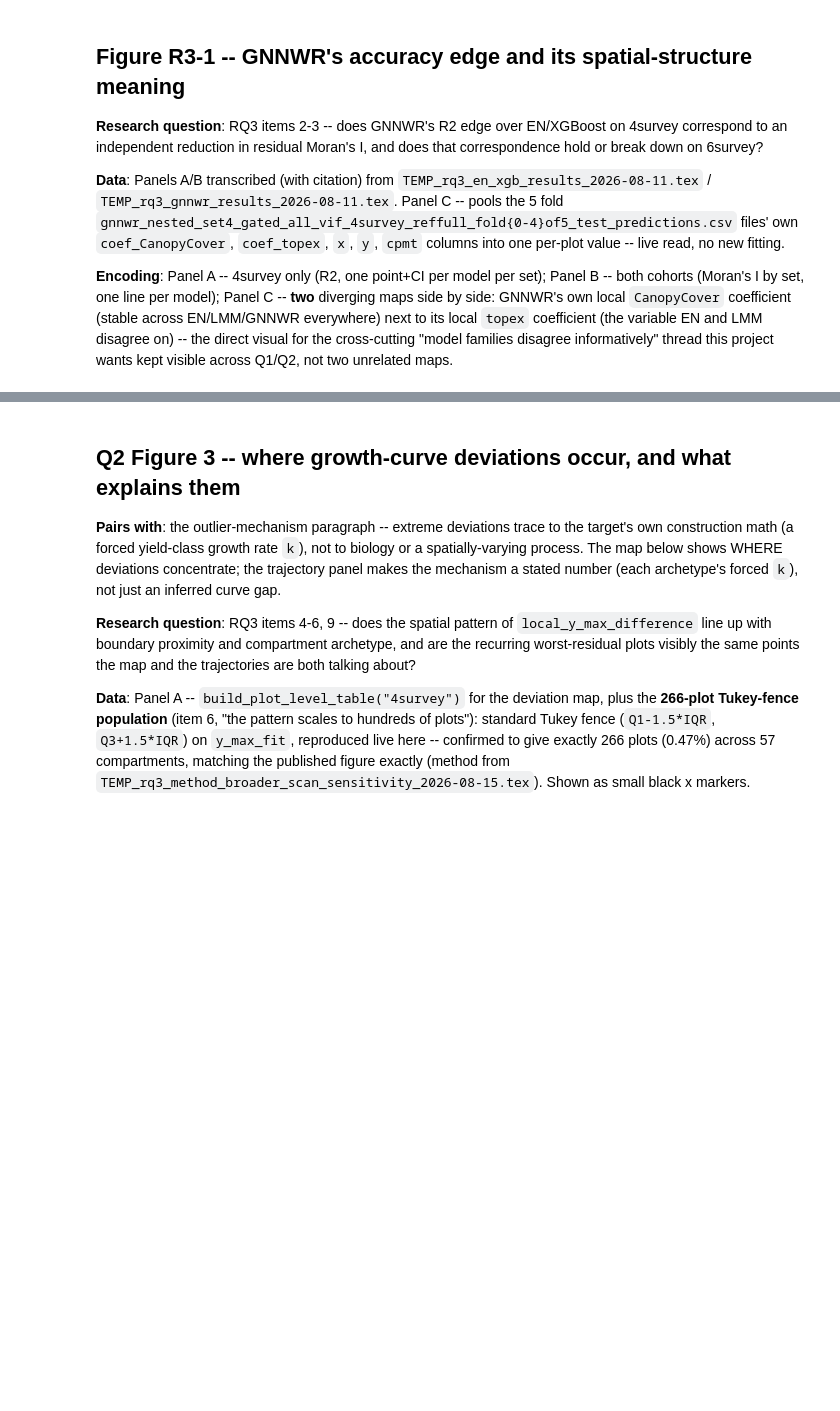
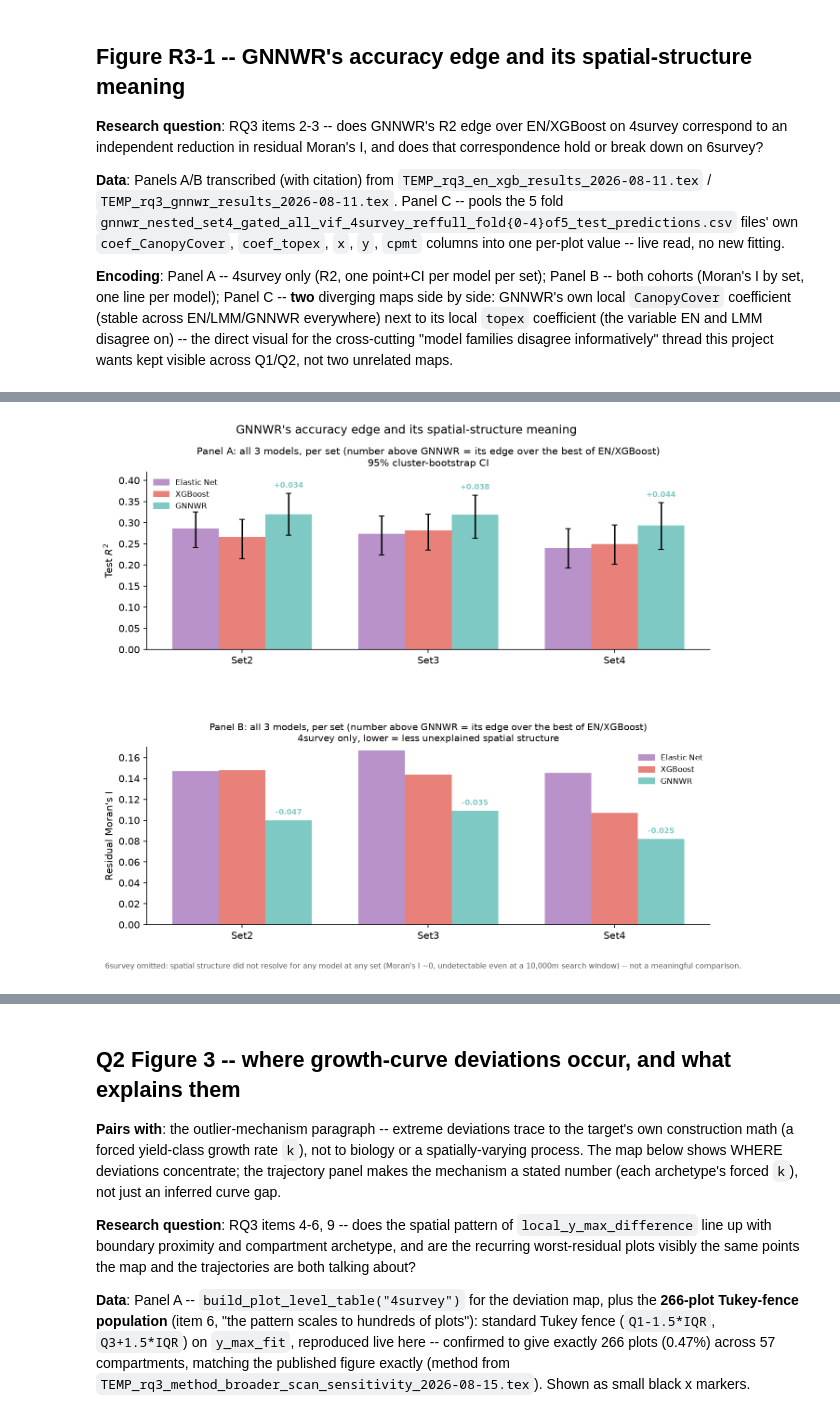
Before and after one commit to shreeyagorasia/forest_diss, a Jupyter notebook: notebooks/results_figures_q2_rq3.ipynb, the cells around one changed output, grey strips where cells are left out. Drawn from its saved outputs; the diff is of its cells as text; code cells hidden in the pictures; blank space fills up the shorter version.

```diff
--- a/notebooks/results_figures_q2_rq3.ipynb
+++ b/notebooks/results_figures_q2_rq3.ipynb
@@ -227,0 +163,68 @@ from how much a colour pattern "wobbles".
+# %%
+fig, (ax_a, ax_b) = plt.subplots(2, 1, figsize=(9, 8))
+model_colors_r3 = {"Elastic Net": COLOR_EN, "XGBoost": COLOR_XGBOOST, "GNNWR": COLOR_GNNWR}
+methods_r3 = ["Elastic Net", "XGBoost", "GNNWR"]
+bar_width = 0.25
+bar_offsets = {m: (i - 1) * bar_width for i, m in enumerate(methods_r3)}  # -width, 0, +width
+
+# --- Panel A, redesigned 2026-08-21 (3rd pass): back to showing all 3 models per set (EN,
+# XGBoost, GNNWR), not just GNNWR vs. a pre-picked "best of the other two" -- the pairwise
+# version hid which model GNNWR was actually being compared against varied by set, which read as
+# confusing/incomplete. GNNWR's edge over the best of the other two is still stated as a number
+# (that comparison is still the headline claim), just computed alongside all 3 real bars instead
+# of only ever showing 2. ---
+for i, set_name in enumerate(SETS):
+    for method in methods_r3:
+        r2, lo, hi = PANEL_A_4SURVEY[set_name][method]
+        ax_a.bar(i + bar_offsets[method], r2, bar_width, color=model_colors_r3[method],
+                  yerr=[[r2 - lo], [hi - r2]], capsize=3)
+    best_other_r2 = max(PANEL_A_4SURVEY[set_name][m][0] for m in ("Elastic Net", "XGBoost"))
+    gnnwr_r2 = PANEL_A_4SURVEY[set_name]["GNNWR"][0]
+    gnnwr_hi = PANEL_A_4SURVEY[set_name]["GNNWR"][2]
+    gap = gnnwr_r2 - best_other_r2
+    winner_color = COLOR_GNNWR if gap > 0 else "black"
+    ax_a.annotate(f"{gap:+.3f}", xy=(i + bar_offsets["GNNWR"], gnnwr_hi), xytext=(0, 6),
+                  textcoords="offset points", ha="center", fontsize=7.5, fontweight="bold", color=winner_color)
+ax_a.set_xticks(range(len(SETS)))
+ax_a.set_xticklabels(SETS)
+ax_a.set_ylabel("Test $R^2$")
+ax_a.set_ylim(0, 0.42)  # headroom above the tallest CI whisker so the legend has clear space
+legend_handles_a = [mpl.patches.Patch(color=model_colors_r3[m], label=m) for m in methods_r3]
+ax_a.legend(handles=legend_handles_a, fontsize=8, frameon=False, loc="upper left")
+ax_a.set_title("Panel A: all 3 models, per set (number above GNNWR = its edge over the best of EN/XGBoost)\n"
+               "95% cluster-bootstrap CI", fontsize=10)
+
+# --- Panel B, same 3-bars-per-set treatment as Panel A, still 4survey only -- 6survey is
+# unresolved/~0 for every model at every set (see caption below), so plotting it as bars would
+# just be near-zero noise, not a meaningful comparison. For Moran's I, lower = better (less
+# residual spatial structure), the opposite direction from Panel A's R^2. ---
+for i, set_name in enumerate(SETS):
+    for method in methods_r3:
+        morans = PANEL_B_MORANS_I["4survey"][set_name][method]
+        ax_b.bar(i + bar_offsets[method], morans, bar_width, color=model_colors_r3[method])
+    best_other_morans = min(PANEL_B_MORANS_I["4survey"][set_name][m] for m in ("Elastic Net", "XGBoost"))
+    gnnwr_morans = PANEL_B_MORANS_I["4survey"][set_name]["GNNWR"]
+    gap = gnnwr_morans - best_other_morans
+    winner_color = COLOR_GNNWR if gap < 0 else "black"
+    ax_b.annotate(f"{gap:+.3f}", xy=(i + bar_offsets["GNNWR"], gnnwr_morans), xytext=(0, 6),
+                  textcoords="offset points", ha="center", fontsize=7.5, fontweight="bold", color=winner_color)
+ax_b.set_xticks(range(len(SETS)))
+ax_b.set_xticklabels(SETS)
+ax_b.set_ylabel("Residual Moran's I")
+ax_b.set_ylim(0, 0.17)  # headroom above the tallest bar for the gap-label text
+legend_handles_b = [mpl.patches.Patch(color=model_colors_r3[m], label=m) for m in methods_r3]
+ax_b.legend(handles=legend_handles_b, fontsize=8, frameon=False, loc="upper right")
+ax_b.set_title("Panel B: all 3 models, per set (number above GNNWR = its edge over the best of EN/XGBoost)\n"
+               "4survey only, lower = less unexplained spatial structure", fontsize=9.5)
+fig.text(0.02, 0.005, "6survey omitted: spatial structure did not resolve for any model at any set "
+         "(Moran's I ~0, undetectable even at a 10,000m search window) -- not a meaningful comparison.",
+         fontsize=7.5, color="#555555")
+
+fig.suptitle("GNNWR's accuracy edge and its spatial-structure meaning", fontsize=12)
+plt.tight_layout(rect=[0, 0.035, 1, 1])  # leaves room at the bottom for the 6survey caption
+plt.subplots_adjust(hspace=0.55)  # called AFTER tight_layout so it isn't overridden -- extra
+                                   # room between panels, their y-axis labels were overlapping
+                                   # each other at tight_layout's default spacing
+plt.show()
+# %% [output]
+[figure, added]
```
Also changed, not shown: parts of 12 cells of this notebook, 27 other files.
